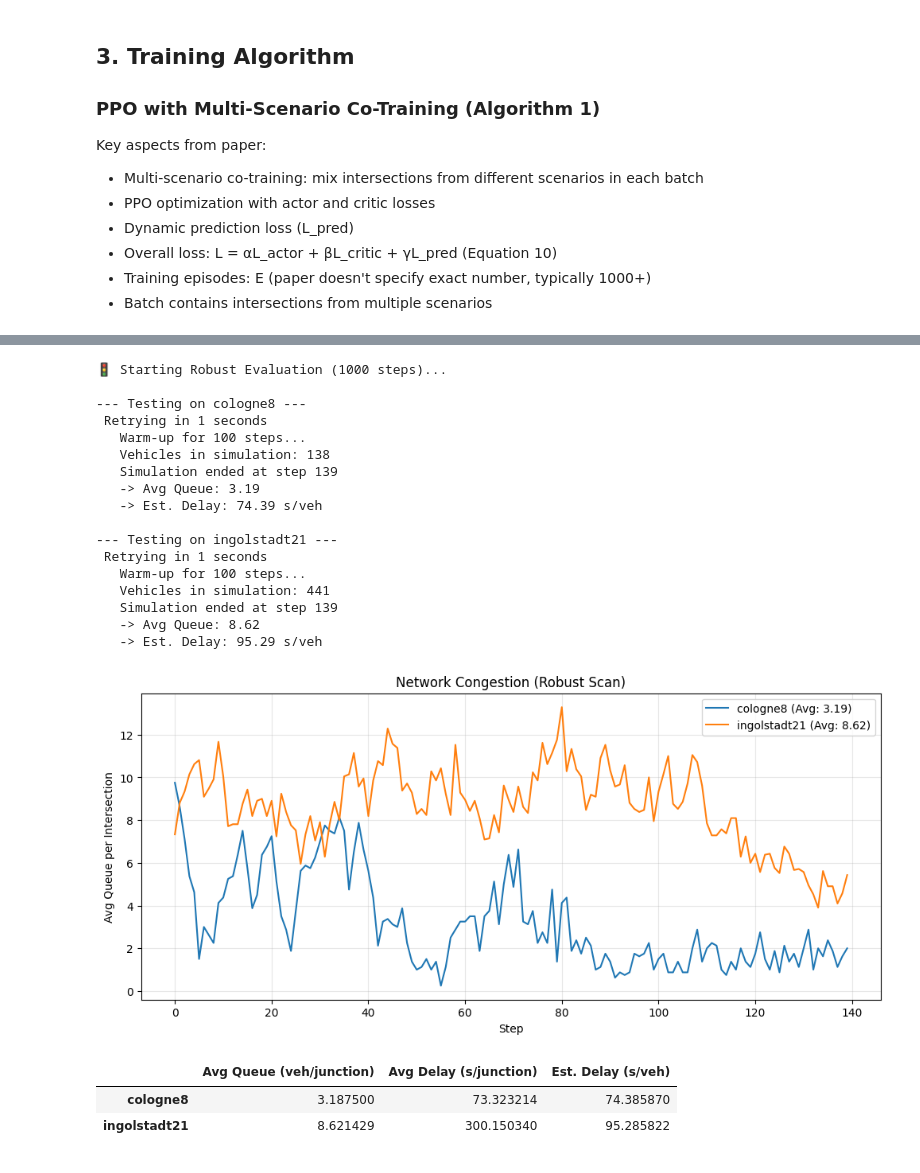
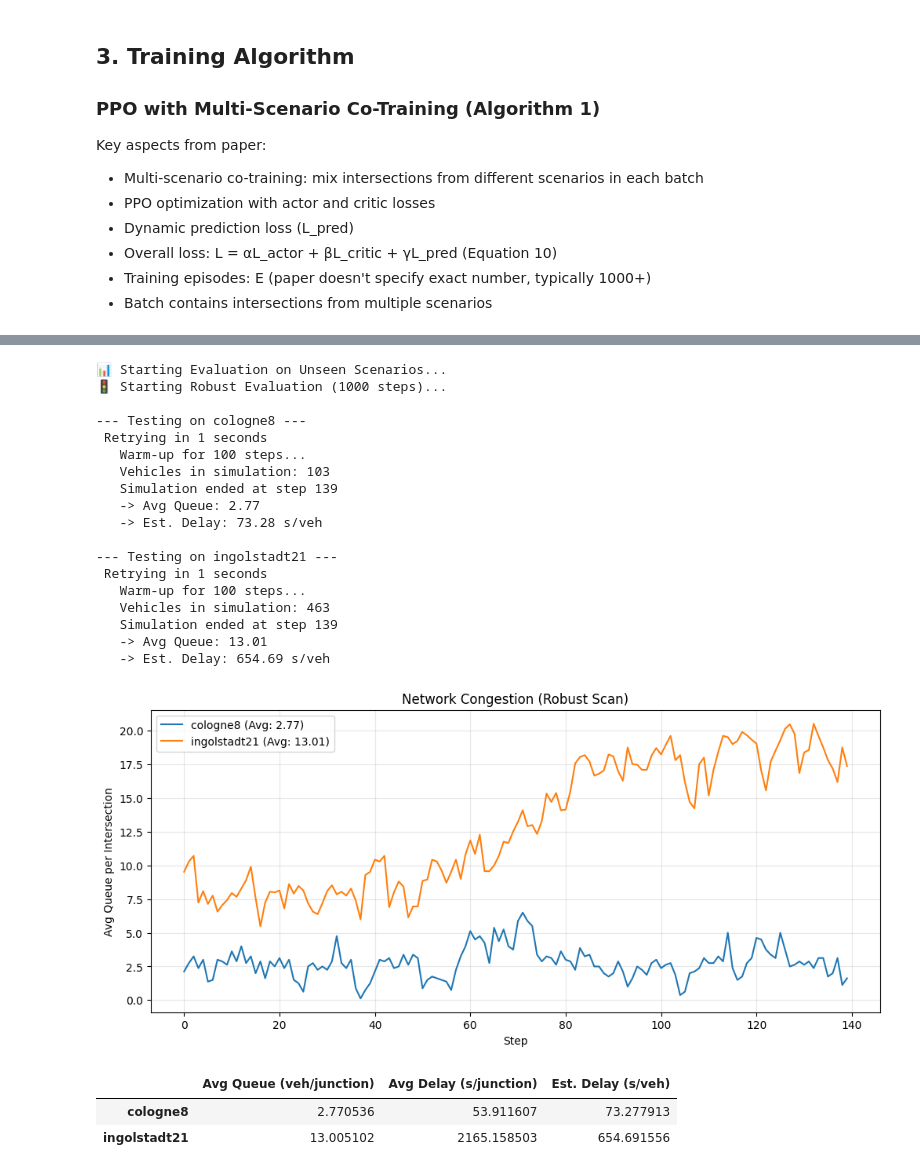
Before and after one commit to SiluniKeerthiratne/rt-repo, a Jupyter notebook: ranidu_script.ipynb, the cells around one changed output, grey strips where cells are left out. Saved outputs shown, nothing was run; the diff lists cells and outputs as text; code cells hidden in the pictures.

Commit message:
Trained on Grid4x4 and tested on cologne8 and ingolstadt21

```diff
--- a/ranidu_script.ipynb
+++ b/ranidu_script.ipynb
@@ -1036,30 +1050,49 @@ def plot_results(results):
     plt.legend()
     plt.grid(True, alpha=0.3)
     plt.show()
-# %%
-eval_results = evaluate_model_robust(trainer, environments, num_steps=1000)
-plot_results(eval_results)
-df_results = pd.DataFrame({k: {m: v for m, v in d.items() if m != 'history'} for k, d in eval_results.items()}).T
-display(df_results)
-# %% [output]
-🚦 Starting Robust Evaluation (1000 steps)...
-
---- Testing on cologne8 ---
- Retrying in 1 seconds
-   Warm-up for 100 steps...
-   Vehicles in simulation: 138
-   Simulation ended at step 139
-   -> Avg Queue: 3.19
-   -> Est. Delay: 74.39 s/veh
-
---- Testing on ingolstadt21 ---
- Retrying in 1 seconds
-   Warm-up for 100 steps...
-   Vehicles in simulation: 441
-   Simulation ended at step 139
-   -> Avg Queue: 8.62
-   -> Est. Delay: 95.29 s/veh
-[figure, removed]
-|  | Avg Queue (veh/junction) | Avg Delay (s/junction) | Est. Delay (s/veh) |
-| cologne8 | 3.187500 | 73.323214 | 74.385870 |
-| ingolstadt21 | 8.621429 | 300.150340 | 95.285822 |
+# %%
+# --- STEP 5: DEFINE TESTING ENVIRONMENTS (Real Cities) ---
+# These are the "Target Domains" for transfer learning
+test_environments = {
+    'cologne8': SUMOTrafficEnvironment(f'{base_path}/cologne8/cologne8.sumocfg'),
+    'ingolstadt21': SUMOTrafficEnvironment(f'{base_path}/ingolstadt21/ingolstadt21.sumocfg'),
+}
+
+# --- STEP 6: RUN EVALUATION ---
+# We use the 'trainer' we just trained, but run it on 'test_environments'
+print("\n📊 Starting Evaluation on Unseen Scenarios...")
+
+# Using the robust evaluation function from before
+eval_results = evaluate_model_robust(trainer, test_environments, num_steps=1000)
+
+# --- PLOT & DISPLAY ---
+plot_results(eval_results)
+
+df_results = pd.DataFrame({
+    k: {m: v for m, v in d.items() if m != 'history'}
+    for k, d in eval_results.items()
+}).T
+display(df_results)
+# %% [output]
+📊 Starting Evaluation on Unseen Scenarios...
+🚦 Starting Robust Evaluation (1000 steps)...
+
+--- Testing on cologne8 ---
+ Retrying in 1 seconds
+   Warm-up for 100 steps...
+   Vehicles in simulation: 103
+   Simulation ended at step 139
+   -> Avg Queue: 2.77
+   -> Est. Delay: 73.28 s/veh
+
+--- Testing on ingolstadt21 ---
+ Retrying in 1 seconds
+   Warm-up for 100 steps...
+   Vehicles in simulation: 463
+   Simulation ended at step 139
+   -> Avg Queue: 13.01
+   -> Est. Delay: 654.69 s/veh
+[figure, added]
+|  | Avg Queue (veh/junction) | Avg Delay (s/junction) | Est. Delay (s/veh) |
+| cologne8 | 2.770536 | 53.911607 | 73.277913 |
+| ingolstadt21 | 13.005102 | 2165.158503 | 654.691556 |
```
Also changed, not shown: parts of 4 cells of this notebook.
